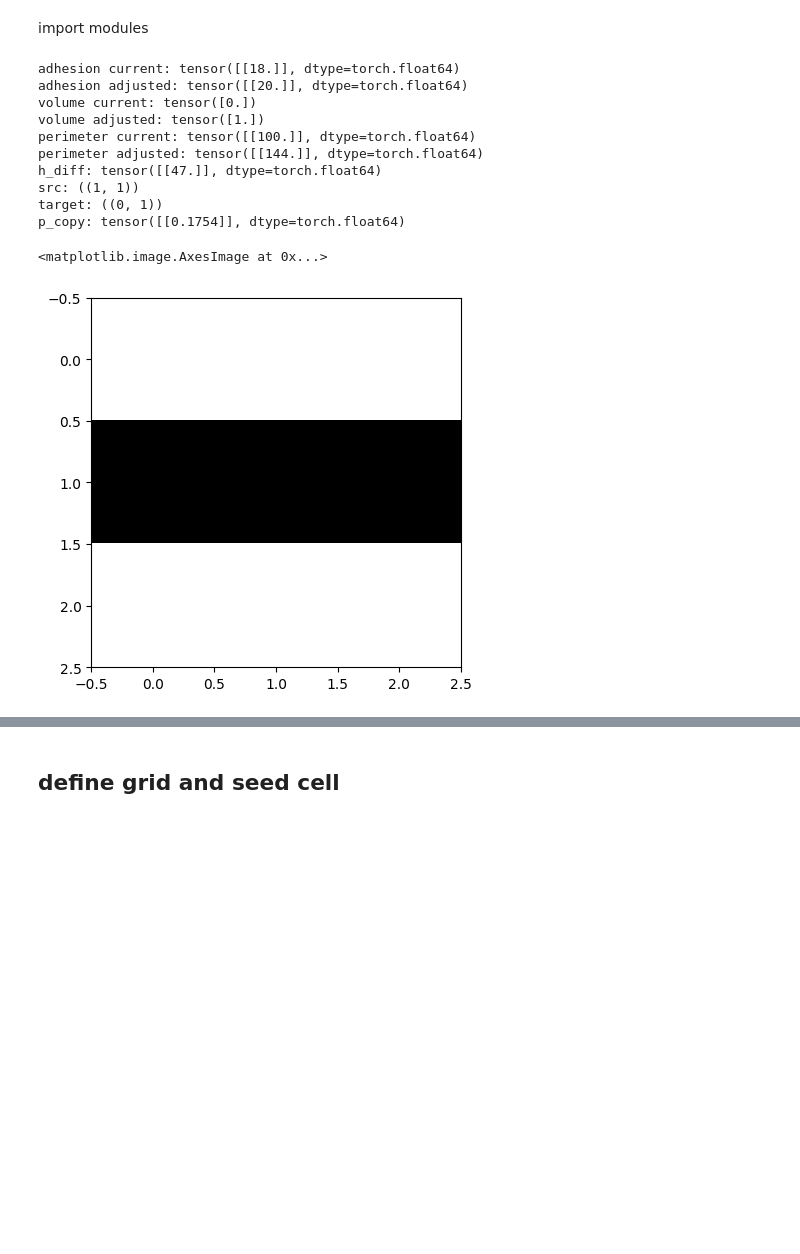
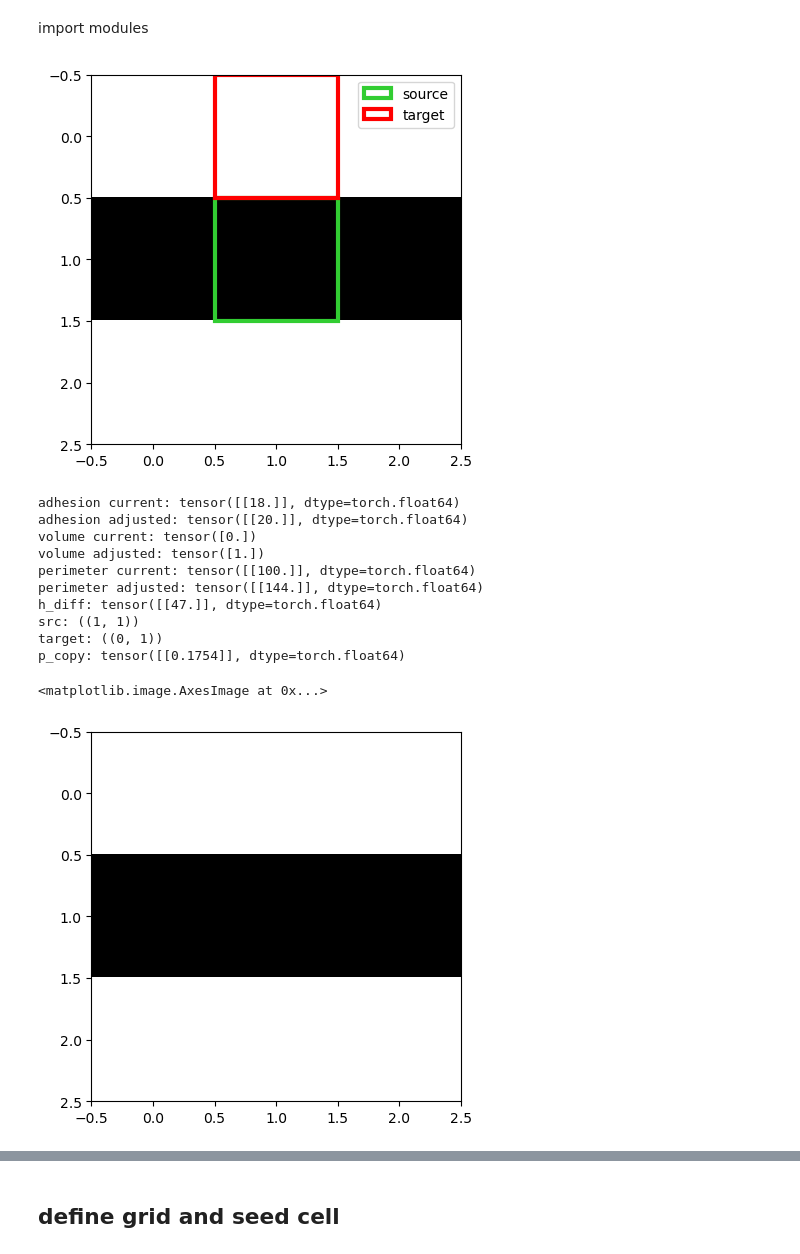
Before and after one commit to JanSchering/Thesis, a Jupyter notebook: cpm/CPM.ipynb, the cells around one changed output, grey strips where cells are left out. Cells and saved outputs as stored; diff of their text form; code cells hidden in the pictures; blank space fills up the shorter version.

Commit message:
current

```diff
--- a/cpm/CPM.ipynb
+++ b/cpm/CPM.ipynb
@@ -31,19 +30,32 @@ grid = t.zeros((1, 3, 3))
 grid[0,1,:] = 1
 src_coords = (1,1)
 target_coords = (0,1)
-# %%
-grid = model(grid, src_coords, target_coords, [cell_params], temperature=temperature)
-plt.imshow(grid[0], cmap="Greys", interpolation="nearest", vmin=0, vmax=1)
-# %% [output]
-adhesion current: tensor([[18.]], dtype=torch.float64)
-adhesion adjusted: tensor([[20.]], dtype=torch.float64)
-volume current: tensor([0.])
-volume adjusted: tensor([1.])
-perimeter current: tensor([[100.]], dtype=torch.float64)
-perimeter adjusted: tensor([[144.]], dtype=torch.float64)
-h_diff: tensor([[47.]], dtype=torch.float64)
-src: ((1, 1))
-target: ((0, 1))
-p_copy: tensor([[0.1754]], dtype=torch.float64)
-<matplotlib.image.AxesImage at 0x...>
-[figure, removed]
+# %%
+def highlight_cell(x,y, ax=None, **kwargs):
+    rect = plt.Rectangle((x-.5, y-.5), 1,1, fill=False, **kwargs)
+    ax = ax or plt.gca()
+    ax.add_patch(rect)
+    return rect
+
+plt.imshow(grid[0], cmap="Greys", interpolation="nearest", vmin=0, vmax=1)
+highlight_cell(src_coords[1],src_coords[0], color="limegreen", linewidth=3, label="source")
+highlight_cell(target_coords[1], target_coords[0], color="red", linewidth=3, label="target")
+plt.legend()
+plt.show()
+
+grid = model(grid, src_coords, target_coords, [cell_params], temperature=temperature)
+plt.imshow(grid[0], cmap="Greys", interpolation="nearest", vmin=0, vmax=1)
+# %% [output]
+[figure, added]
+adhesion current: tensor([[18.]], dtype=torch.float64)
+adhesion adjusted: tensor([[20.]], dtype=torch.float64)
+volume current: tensor([0.])
+volume adjusted: tensor([1.])
+perimeter current: tensor([[100.]], dtype=torch.float64)
+perimeter adjusted: tensor([[144.]], dtype=torch.float64)
+h_diff: tensor([[47.]], dtype=torch.float64)
+src: ((1, 1))
+target: ((0, 1))
+p_copy: tensor([[0.1754]], dtype=torch.float64)
+<matplotlib.image.AxesImage at 0x...>
+[figure, added]
```
Also changed, not shown: parts of 7 cells of this notebook, 2 other files.
